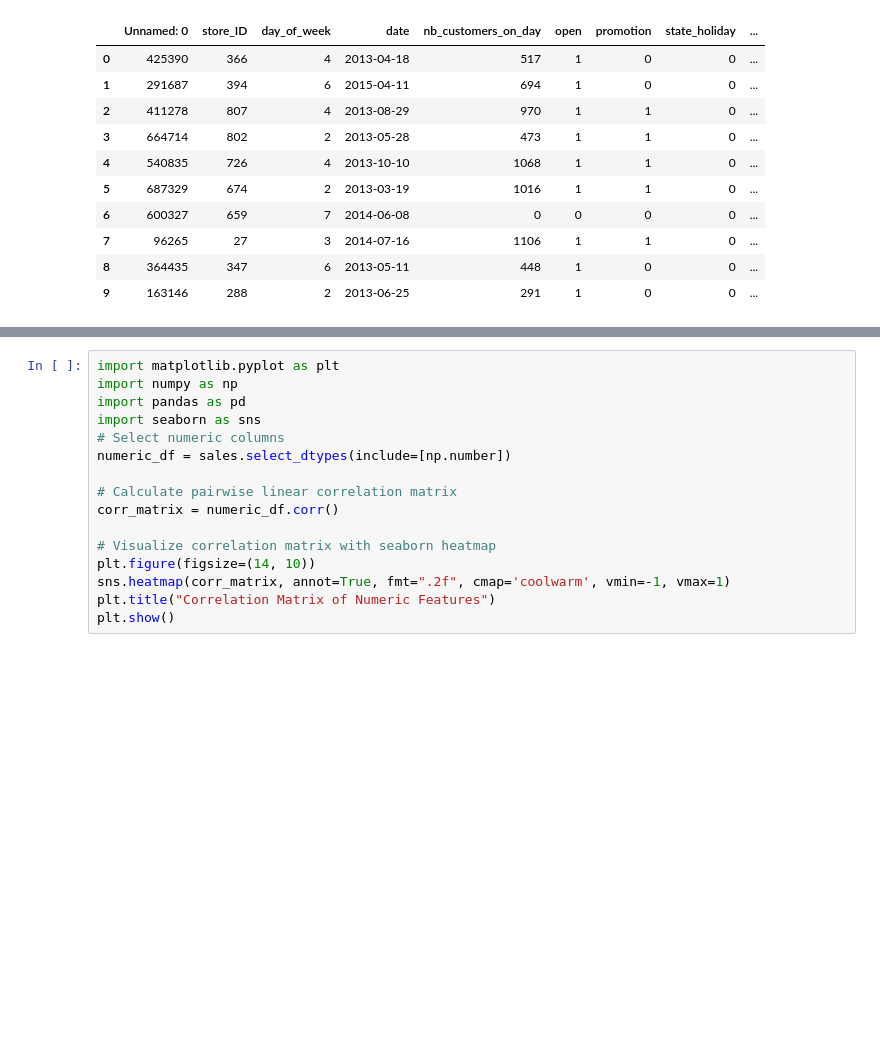
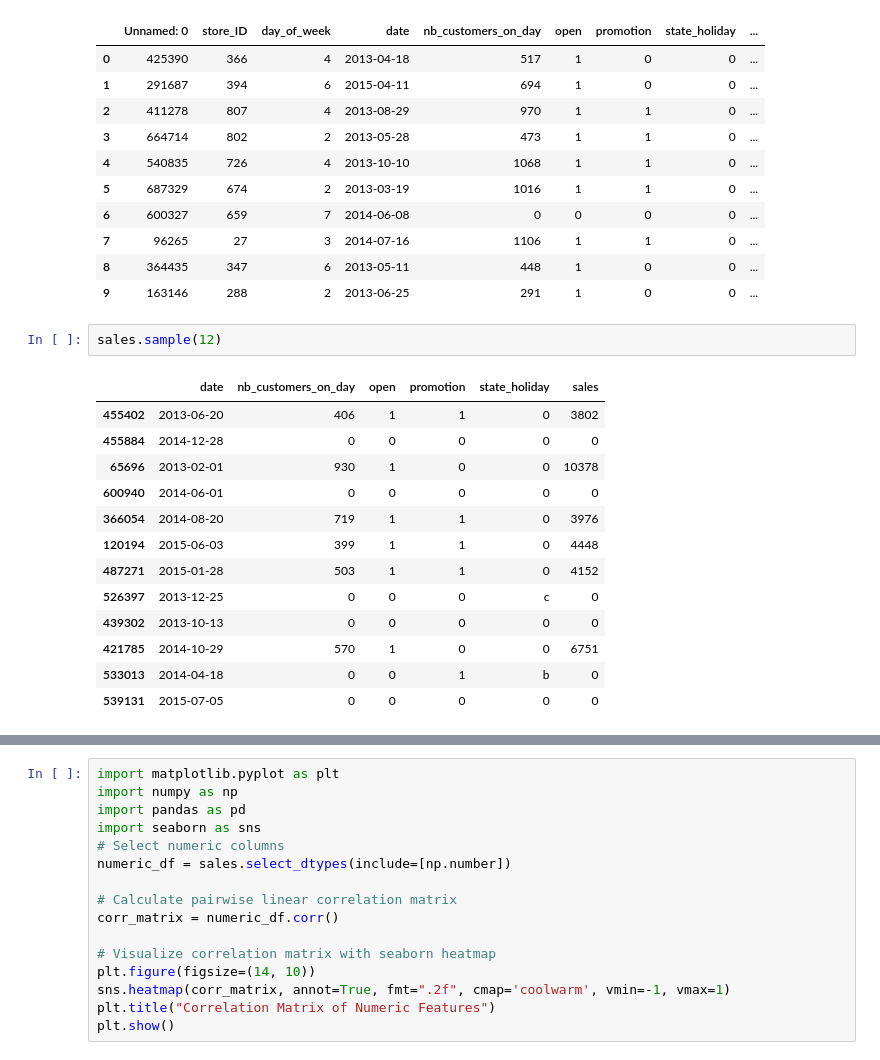
Before and after one commit to ivanmatteuzzi/challenge_group1, a Jupyter notebook: notebooks/01_EDA.ipynb, the cells around one changed output, grey strips where cells are left out. Cells and saved outputs as stored; diff of their text form; blank space fills up the shorter version.

```diff
--- a/notebooks/01_EDA.ipynb
+++ b/notebooks/01_EDA.ipynb
@@ -21,6 +21,22 @@ Dataset Head:
 | 7 | 96265 | 27 | 3 | 2014-07-16 | 1106 | 1 | 1 | 0 | ... |
 | 8 | 364435 | 347 | 6 | 2013-05-11 | 448 | 1 | 0 | 0 | ... |
 | 9 | 163146 | 288 | 2 | 2013-06-25 | 291 | 1 | 0 | 0 | ... |
+# %%
+sales.sample(12)
+# %% [output]
+|  | date | nb_customers_on_day | open | promotion | state_holiday | sales |
+| 455402 | 2013-06-20 | 406 | 1 | 1 | 0 | 3802 |
+| 455884 | 2014-12-28 | 0 | 0 | 0 | 0 | 0 |
+| 65696 | 2013-02-01 | 930 | 1 | 0 | 0 | 10378 |
+| 600940 | 2014-06-01 | 0 | 0 | 0 | 0 | 0 |
+| 366054 | 2014-08-20 | 719 | 1 | 1 | 0 | 3976 |
+| 120194 | 2015-06-03 | 399 | 1 | 1 | 0 | 4448 |
+| 487271 | 2015-01-28 | 503 | 1 | 1 | 0 | 4152 |
+| 526397 | 2013-12-25 | 0 | 0 | 0 | c | 0 |
+| 439302 | 2013-10-13 | 0 | 0 | 0 | 0 | 0 |
+| 421785 | 2014-10-29 | 570 | 1 | 0 | 0 | 6751 |
+| 533013 | 2014-04-18 | 0 | 0 | 1 | b | 0 |
+| 539131 | 2015-07-05 | 0 | 0 | 0 | 0 | 0 |
 # %%
 # What are the data types?
 print("\nDataset Info:")
```
Also changed, not shown: parts of 17 cells of this notebook.
